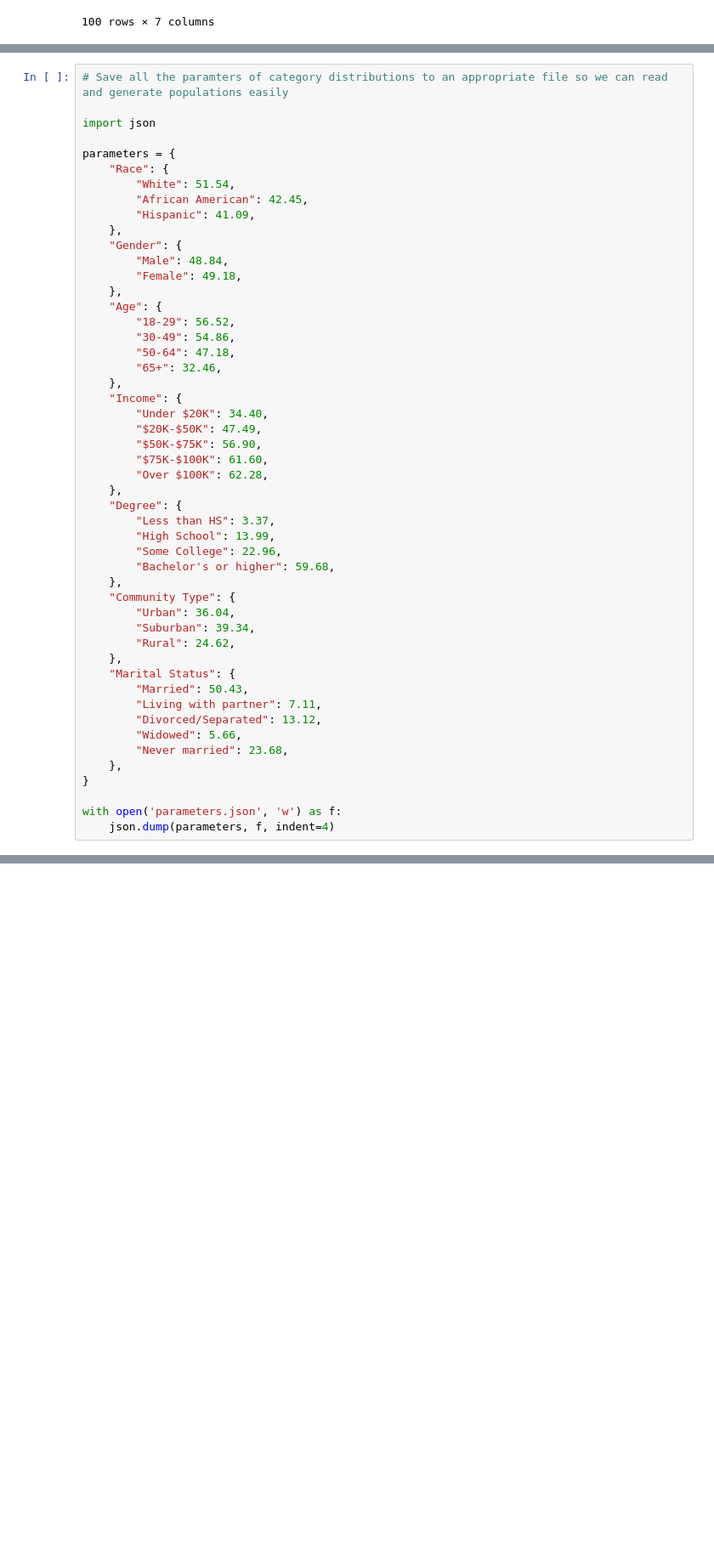
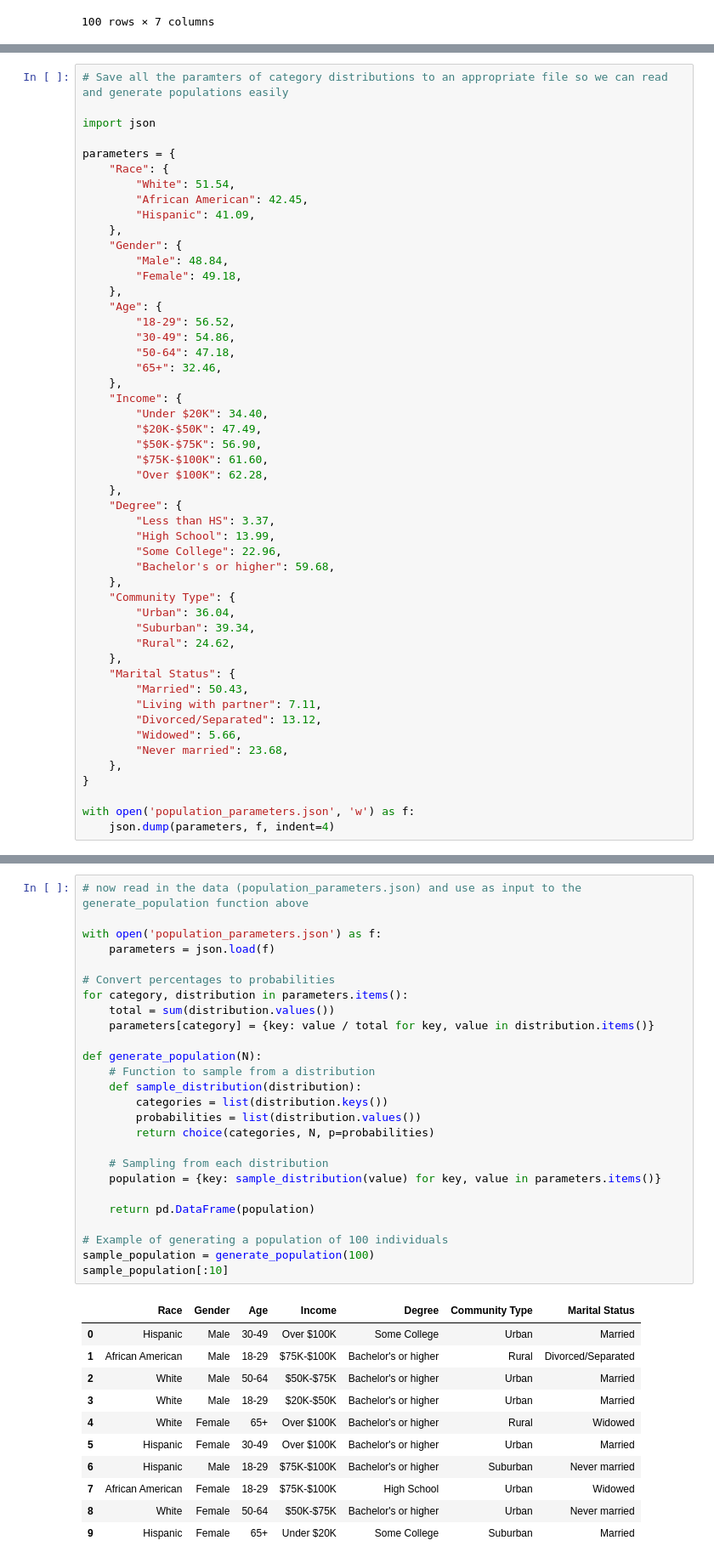
Before and after one commit to egeozin/generative-audience, a Jupyter notebook: viewership/upworthy-viewership-demographics.ipynb, the cells around one changed output, grey strips where cells are left out. Shown at 85% size. Cells and saved outputs as stored; diff of their text form; blank space fills up the shorter version.

```diff
--- a/viewership/upworthy-viewership-demographics.ipynb
+++ b/viewership/upworthy-viewership-demographics.ipynb
@@ -426,5 +427,5 @@ parameters = {
     },
 }
 
-with open('parameters.json', 'w') as f:
+with open('population_parameters.json', 'w') as f:
     json.dump(parameters, f, indent=4)
@@ -432,0 +432,38 @@ with open('parameters.json', 'w') as f:
+# %%
+# now read in the data (population_parameters.json) and use as input to the generate_population function above
+
+with open('population_parameters.json') as f:
+    parameters = json.load(f)
+
+# Convert percentages to probabilities
+for category, distribution in parameters.items():
+    total = sum(distribution.values())
+    parameters[category] = {key: value / total for key, value in distribution.items()}
+
+def generate_population(N):
+    # Function to sample from a distribution
+    def sample_distribution(distribution):
+        categories = list(distribution.keys())
+        probabilities = list(distribution.values())
+        return choice(categories, N, p=probabilities)
+
+    # Sampling from each distribution
+    population = {key: sample_distribution(value) for key, value in parameters.items()}
+
+    return pd.DataFrame(population)
+
+# Example of generating a population of 100 individuals
+sample_population = generate_population(100)
+sample_population[:10]
+# %% [output]
+|  | Race | Gender | Age | Income | Degree | Community Type | Marital Status |
+| 0 | Hispanic | Male | 30-49 | Over $100K | Some College | Urban | Married |
+| 1 | African American | Male | 18-29 | $75K-$100K | Bachelor's or higher | Rural | Divorced/Separated |
+| 2 | White | Male | 50-64 | $50K-$75K | Bachelor's or higher | Urban | Married |
+| 3 | White | Male | 18-29 | $20K-$50K | Bachelor's or higher | Urban | Married |
+| 4 | White | Female | 65+ | Over $100K | Bachelor's or higher | Rural | Widowed |
+| 5 | Hispanic | Female | 30-49 | Over $100K | Bachelor's or higher | Urban | Married |
+| 6 | Hispanic | Male | 18-29 | $75K-$100K | Bachelor's or higher | Suburban | Never married |
+| 7 | African American | Female | 18-29 | $75K-$100K | High School | Urban | Widowed |
+| 8 | White | Female | 50-64 | $50K-$75K | Bachelor's or higher | Urban | Never married |
+| 9 | Hispanic | Female | 65+ | Under $20K | Some College | Suburban | Married |
```
Also changed, not shown: parts of 2 cells of this notebook, 3 other files.
